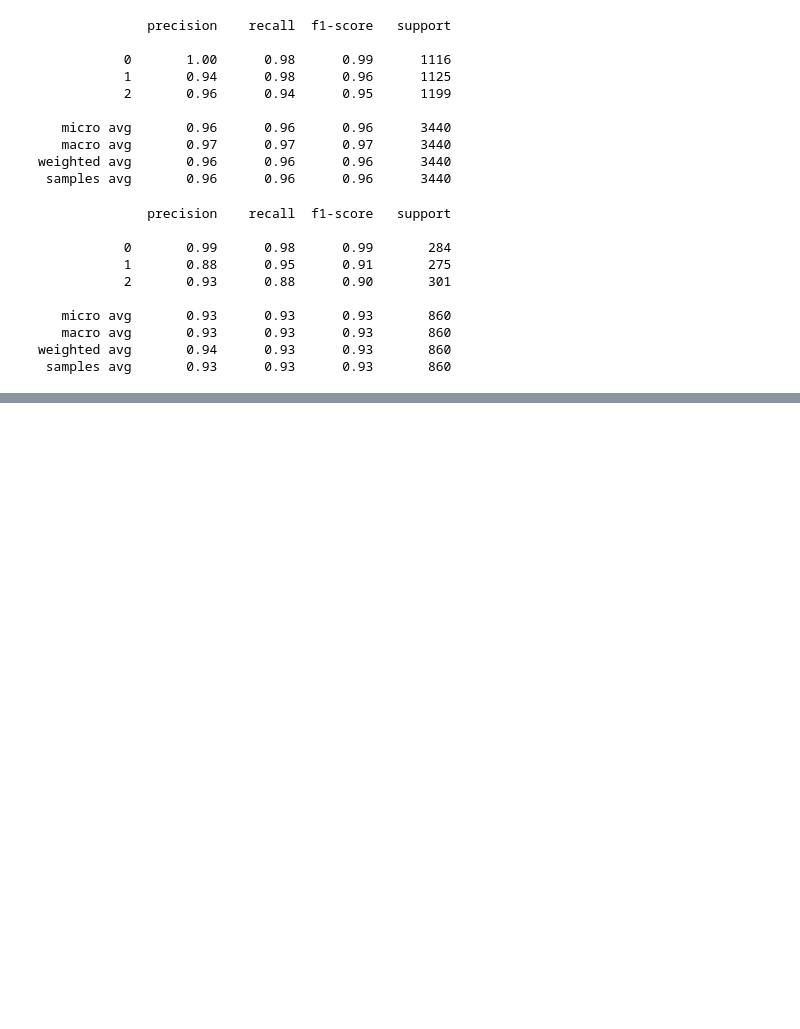
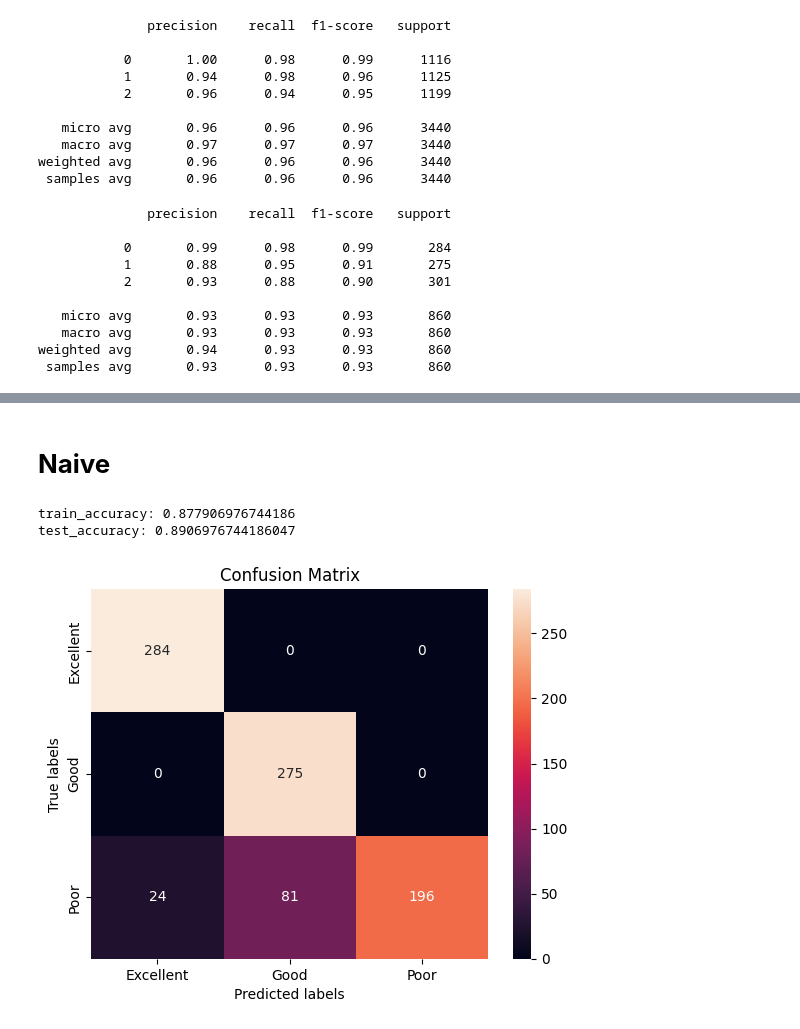
Before and after one commit to vvrgit/Aquaculture, a Jupyter notebook: Aquaculture_DNN.ipynb, the cells around one changed output, grey strips where cells are left out. Saved outputs shown, nothing was run; the diff lists cells and outputs as text; code cells hidden in the pictures; blank space fills up the shorter version.

```diff
--- a/Aquaculture_DNN.ipynb
+++ b/Aquaculture_DNN.ipynb
@@ -294,0 +307,5 @@ weighted avg       0.94      0.93      0.93       860
+# %%
+dataset = dataframe.values
+X = dataset[0:,0:14].astype(float)
+Y = dataset[0:,14]
+print(X[0:])
@@ -294,0 +568,38 @@ weighted avg       0.94      0.93      0.93       860
+# %% [markdown]
+# **Naive**
+# %%
+# training a KNN classifier
+from sklearn.naive_bayes import GaussianNB
+gnb = GaussianNB().fit(X_train, y_train)
+
+gnb_predictions_test = gnb.predict(X_test)
+gnb_predictions_train = gnb.predict(X_train)
+# %%
+# model accuracy for X_test
+train_accuracy = gnb.score(X_test, y_test)
+test_accuracy = gnb.score(X_train, y_train)
+
+
+# Model Accuracy, how often is the classifier correct?
+print("train_accuracy:",train_accuracy)
+print("test_accuracy:",test_accuracy)
+# %% [output]
+train_accuracy: 0.877906976744186
+test_accuracy: 0.8906976744186047
+# %%
+import seaborn as sns
+from sklearn.metrics import confusion_matrix
+
+T5_lables = ['Excellent','Good','Poor']
+
+ax= plt.subplot()
+
+cm = confusion_matrix(y_test, gnb_predictions_test)
+sns.heatmap(cm, annot=True, fmt='g', ax=ax);  #annot=True to annotate cells, ftm='g' to disable scientific notation
+
+# labels, title and ticks
+ax.set_xlabel('Predicted labels');ax.set_ylabel('True labels');
+ax.set_title('Confusion Matrix');
+ax.xaxis.set_ticklabels(T5_lables); ax.yaxis.set_ticklabels(T5_lables);
+# %% [output]
+[figure, added]
```
Also changed, not shown: parts of 25 cells of this notebook.
